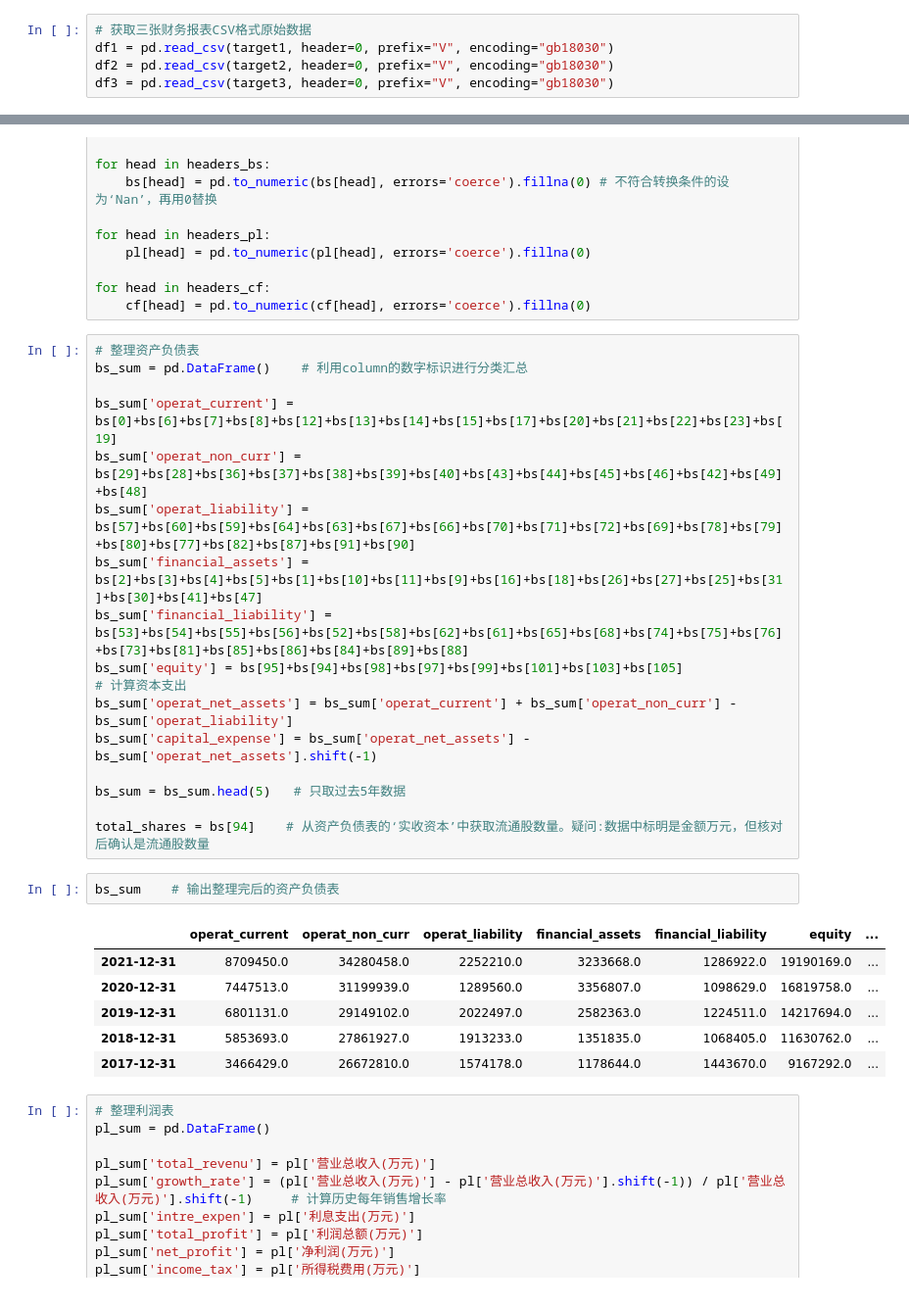
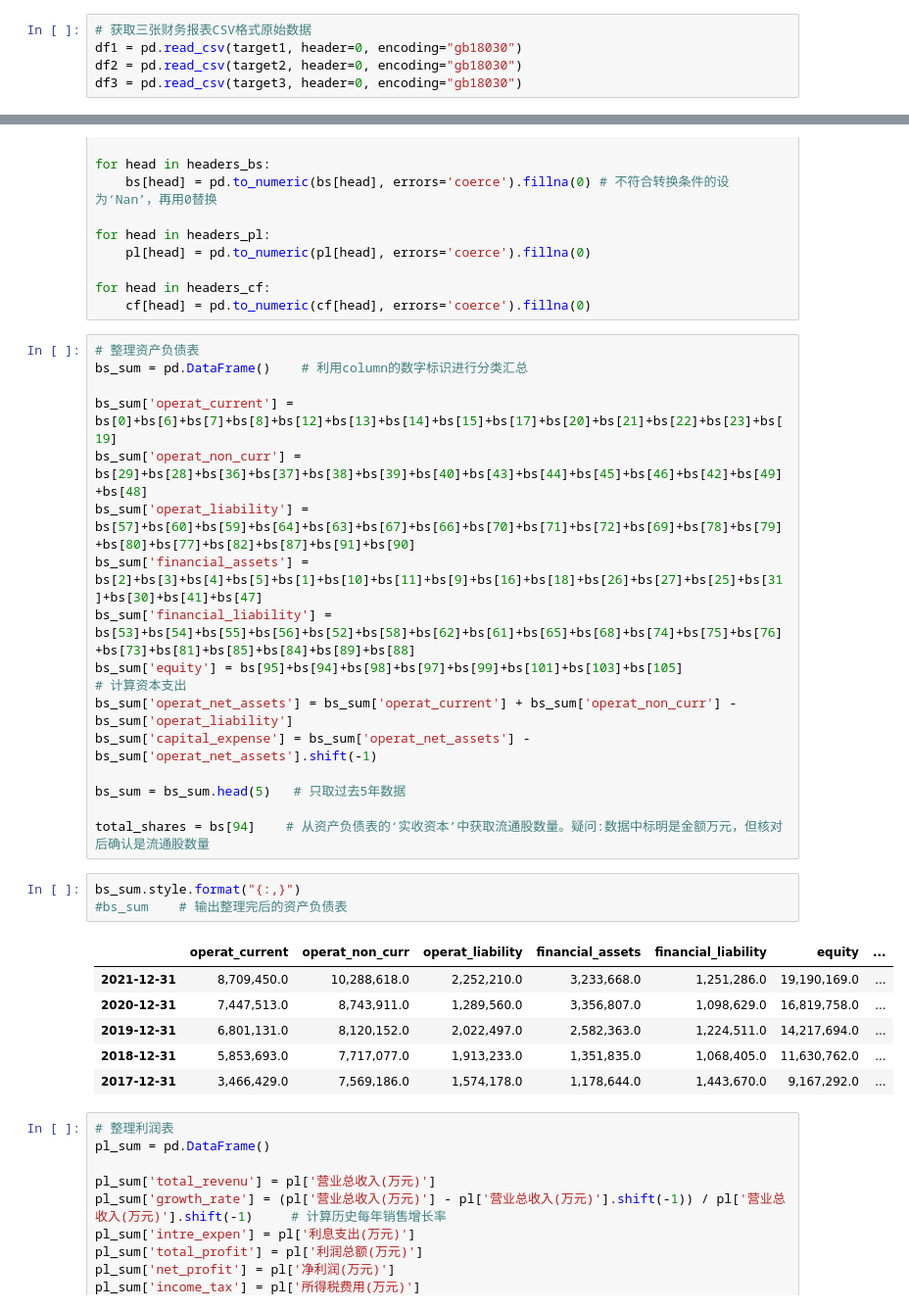
Before and after one commit to xwang71785/buffett, a Jupyter notebook: valuation.ipynb, the cells around one changed output, grey strips where cells are left out. Shown at 98% size. Saved outputs shown, nothing was run; the diff lists cells and outputs as text.

```diff
--- a/valuation.ipynb
+++ b/valuation.ipynb
@@ -34,9 +34,9 @@ http://quotes.money.163.com/service/zcfzb_600585.html?type=year
  http://quotes.money.163.com/service/xjllb_600585.html?type=year
 # %%
 # 获取三张财务报表CSV格式原始数据
-df1 = pd.read_csv(target1, header=0, prefix="V", encoding="gb18030")
-df2 = pd.read_csv(target2, header=0, prefix="V", encoding="gb18030")
-df3 = pd.read_csv(target3, header=0, prefix="V", encoding="gb18030")
+df1 = pd.read_csv(target1, header=0, encoding="gb18030")
+df2 = pd.read_csv(target2, header=0, encoding="gb18030")
+df3 = pd.read_csv(target3, header=0, encoding="gb18030")
 # %%
 # 报表行列转置，方便进行矢量运算
 bs = df1.transpose()
@@ -67,7 +71,7 @@ bs_sum['operat_current'] = bs[0]+bs[6]+bs[7]+bs[8]+bs[12]+bs[13]+bs[14]+bs[15]+b
 bs_sum['operat_non_curr'] = bs[29]+bs[28]+bs[36]+bs[37]+bs[38]+bs[39]+bs[40]+bs[43]+bs[44]+bs[45]+bs[46]+bs[42]+bs[49]+bs[48]
 bs_sum['operat_liability'] = bs[57]+bs[60]+bs[59]+bs[64]+bs[63]+bs[67]+bs[66]+bs[70]+bs[71]+bs[72]+bs[69]+bs[78]+bs[79]+bs[80]+bs[77]+bs[82]+bs[87]+bs[91]+bs[90]
 bs_sum['financial_assets'] = bs[2]+bs[3]+bs[4]+bs[5]+bs[1]+bs[10]+bs[11]+bs[9]+bs[16]+bs[18]+bs[26]+bs[27]+bs[25]+bs[31]+bs[30]+bs[41]+bs[47]
-bs_sum['financial_liability'] = bs[53]+bs[54]+bs[55]+bs[56]+bs[52]+bs[58]+bs[62]+bs[61]+bs[65]+bs[68]+bs[74]+bs[75]+bs[76]+bs[73]+bs[81]+bs[85]+bs[86]+bs[84]+bs[89]+bs[88]
+bs_sum['financial_liability'] = bs[53]+bs[54]+bs[55]+bs[56]+bs[52]+bs[58]+bs[62]+bs[61]+bs[65]+bs[68]+bs[74]+bs[75]+bs[76]+bs[73]+bs[81]+bs[85]+bs[84]+bs[89]+bs[88]
 bs_sum['equity'] = bs[95]+bs[94]+bs[98]+bs[97]+bs[99]+bs[101]+bs[103]+bs[105]
 # 计算资本支出
 bs_sum['operat_net_assets'] = bs_sum['operat_current'] + bs_sum['operat_non_curr'] - bs_sum['operat_liability']
@@ -77,14 +81,15 @@ bs_sum = bs_sum.head(5)   # 只取过去5年数据
 
 total_shares = bs[94]    # 从资产负债表的‘实收资本’中获取流通股数量。疑问:数据中标明是金额万元，但核对后确认是流通股数量
 # %%
-bs_sum    # 输出整理完后的资产负债表
+bs_sum.style.format("{:,}")
+#bs_sum    # 输出整理完后的资产负债表
 # %% [output]
 |  | operat_current | operat_non_curr | operat_liability | financial_assets | financial_liability | equity | ... |
-| 2021-12-31 | 8709450.0 | 34280458.0 | 2252210.0 | 3233668.0 | 1286922.0 | 19190169.0 | ... |
-| 2020-12-31 | 7447513.0 | 31199939.0 | 1289560.0 | 3356807.0 | 1098629.0 | 16819758.0 | ... |
-| 2019-12-31 | 6801131.0 | 29149102.0 | 2022497.0 | 2582363.0 | 1224511.0 | 14217694.0 | ... |
-| 2018-12-31 | 5853693.0 | 27861927.0 | 1913233.0 | 1351835.0 | 1068405.0 | 11630762.0 | ... |
-| 2017-12-31 | 3466429.0 | 26672810.0 | 1574178.0 | 1178644.0 | 1443670.0 | 9167292.0 | ... |
+| 2021-12-31 | 8,709,450.0 | 10,288,618.0 | 2,252,210.0 | 3,233,668.0 | 1,251,286.0 | 19,190,169.0 | ... |
+| 2020-12-31 | 7,447,513.0 | 8,743,911.0 | 1,289,560.0 | 3,356,807.0 | 1,098,629.0 | 16,819,758.0 | ... |
+| 2019-12-31 | 6,801,131.0 | 8,120,152.0 | 2,022,497.0 | 2,582,363.0 | 1,224,511.0 | 14,217,694.0 | ... |
+| 2018-12-31 | 5,853,693.0 | 7,717,077.0 | 1,913,233.0 | 1,351,835.0 | 1,068,405.0 | 11,630,762.0 | ... |
+| 2017-12-31 | 3,466,429.0 | 7,569,186.0 | 1,574,178.0 | 1,178,644.0 | 1,443,670.0 | 9,167,292.0 | ... |
 # %%
 # 整理利润表
 pl_sum = pd.DataFrame()
```
Also changed, not shown: parts of 41 cells of this notebook, 2 other files.
